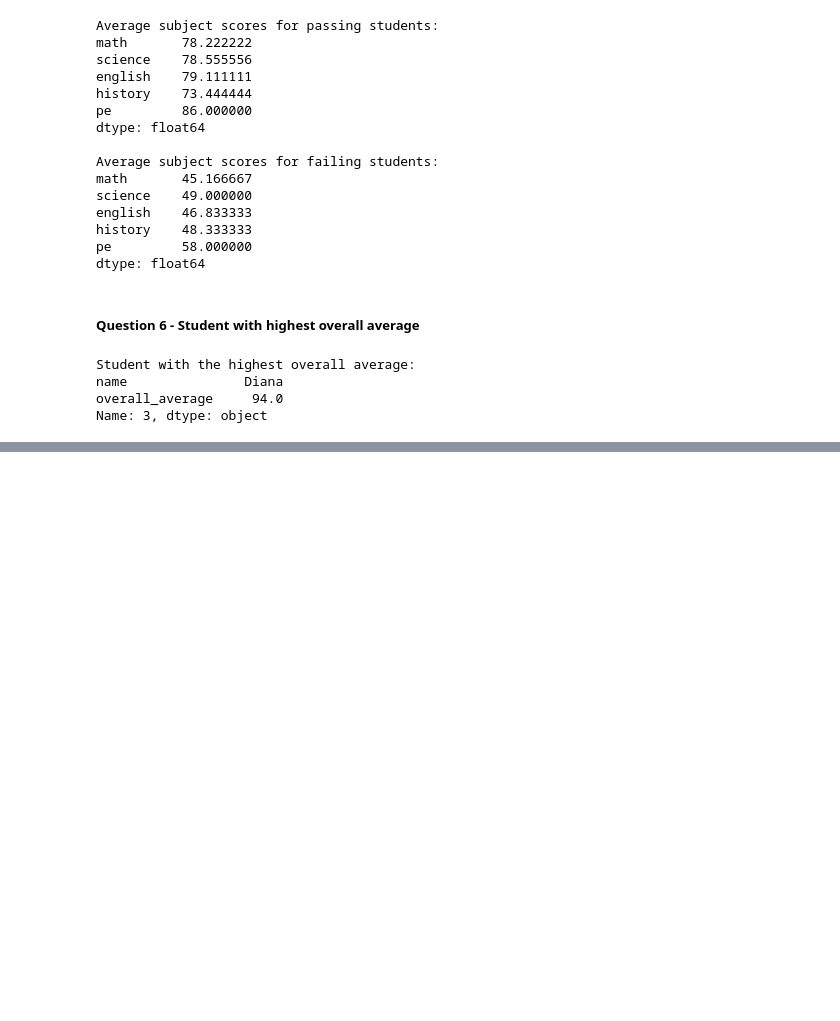
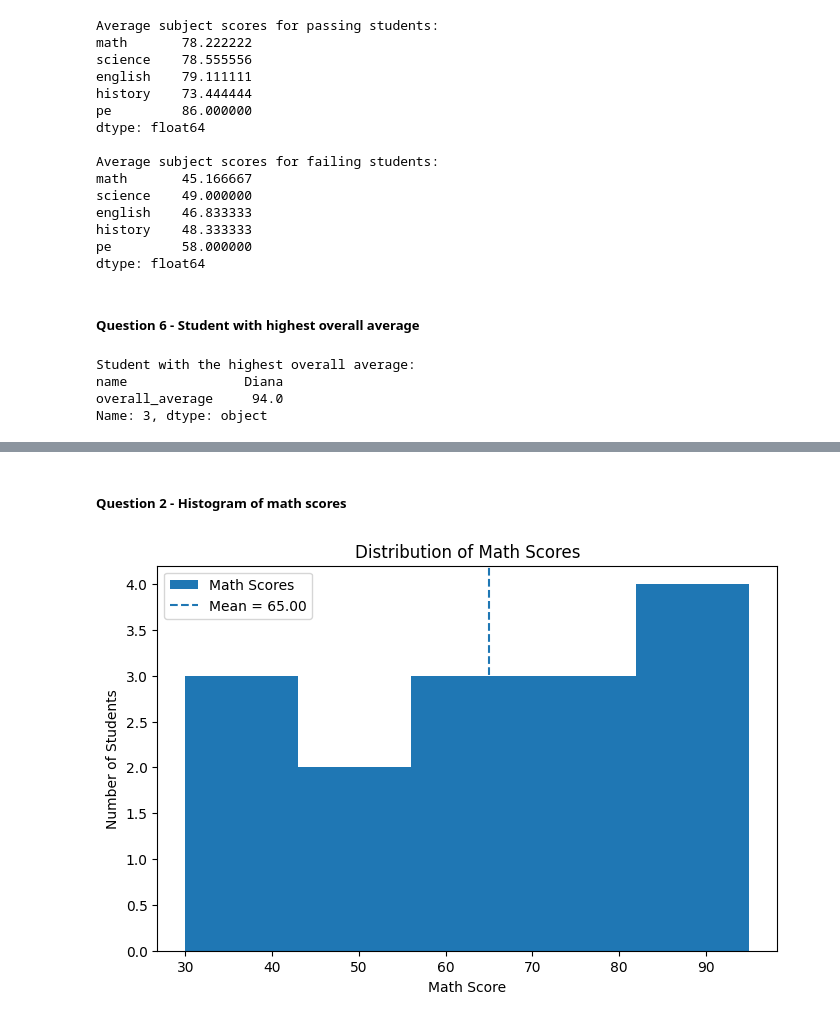
Before and after one commit to amanxgiri/Student_Performance_Analysis, a Jupyter notebook: part4_visualization_ml.ipynb, the cells around one changed output, grey strips where cells are left out. Cells and saved outputs as stored; diff of their text form; code cells hidden in the pictures; blank space fills up the shorter version.

```diff
--- a/part4_visualization_ml.ipynb
+++ b/part4_visualization_ml.ipynb
@@ -146,0 +174,25 @@ Name: 3, dtype: object
+# %% [markdown]
+##### Question 2 - Histogram of math scores
+# %%
+# calculating the avergae score in maths
+math_mean = df["math"].mean()
+
+# creating the plot Area
+plt.figure(figsize=(8, 5))
+
+# creating a histogram using maths score
+plt.hist(df["math"], bins=5, label="Math Scores")
+
+# draws a vertical line at the avergae math score
+plt.axvline(math_mean, linestyle="--", label=f"Mean = {math_mean:.2f}")
+
+plt.title("Distribution of Math Scores")
+plt.xlabel("Math Score")
+plt.ylabel("Number of Students")
+plt.legend()
+
+# saving the diagram and displaying
+plt.savefig("plot2_histogram.png")
+plt.show()
+# %% [output]
+[figure, added]
```
Also changed, not shown: parts of 10 cells of this notebook, 5 other files.
